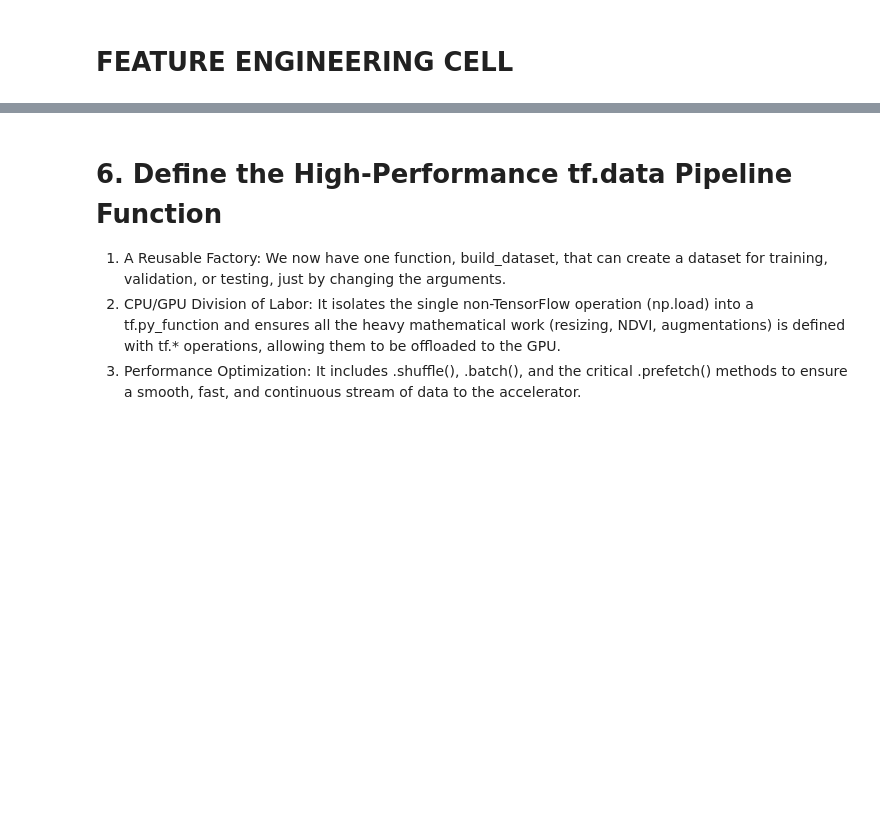
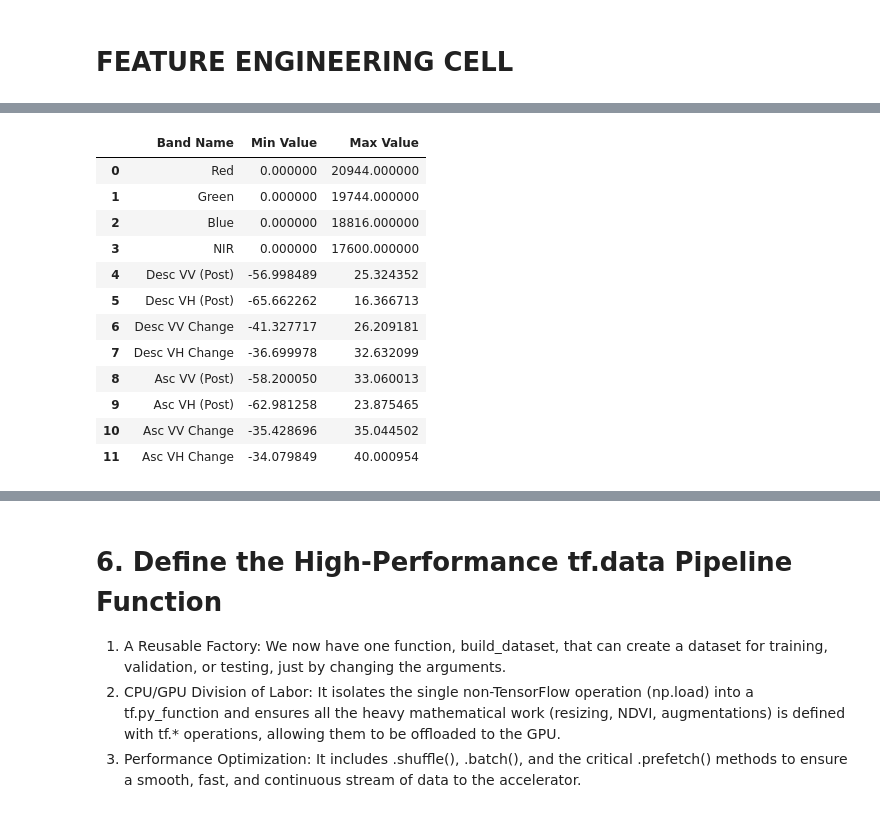
Before and after one commit to Klisters-design/Landslide-Classification, a Jupyter notebook: LandslideDetection.ipynb, the cells around one changed output, grey strips where cells are left out. Drawn from its saved outputs; the diff is of its cells as text; code cells hidden in the pictures; blank space fills up the shorter version.

```diff
--- a/LandslideDetection.ipynb
+++ b/LandslideDetection.ipynb
@@ -826,15 +841,34 @@ def calculate_global_stats(dataset):
     Iterates through a tf.data.Dataset in batches to find global min/max
     values for all potential engineered features using NumPy, while maintaining clear organization.
     """
-    print("Calculating global statistics for ALL engineered features by processing in batches...")
+    print("Calculating global statistics for ALL features by processing in batches...")
 
-    # Initialize lists to hold the min/max of each feature from each batch
-    batch_mins = {key: [] for key in ['desc_mag', 'asc_mag', 'desc_ratio_diff', 'asc_ratio_diff', 'ndvi_diff', 'ndvi_post', 'savi_diff', 'ndwi_diff']}
-    batch_maxes = {key: [] for key in ['desc_mag', 'asc_mag', 'desc_ratio_diff', 'asc_ratio_diff', 'ndvi_diff', 'ndvi_post', 'savi_diff', 'ndwi_diff']}
+    # Dictionaries to track stats for the original 12 bands
+    batch_mins_raw = {f'band_{i+1}': [] for i in range(12)}
+    batch_maxes_raw = {f'band_{i+1}': [] for i in range(12)}
+
+    # Dictionaries for engineered features
+    batch_mins = {key: [] for key in ['desc_mag', 'asc_mag', 'desc_ratio_diff', 'asc_ratio_diff', 'ndvi_diff', 'ndvi_post', 'savi_diff', 'ndwi_diff', 'brightness']}
+    batch_maxes = {key: [] for key in ['desc_mag', 'asc_mag', 'desc_ratio_diff', 'asc_ratio_diff', 'ndvi_diff', 'ndvi_post', 'savi_diff', 'ndwi_diff', 'brightness']}
 
     # Iterate through the dataset batch by batch
     for image_batch_np in dataset.as_numpy_iterator():
         epsilon = 1e-7
+
+        # ==============================================================================
+        #       # NEW: Calculate stats for the ORIGINAL 12 BANDS
+        # ==============================================================================
+        for i in range(12):
+            batch_mins_raw[f'band_{i+1}'].append(image_batch_np[..., i].min())
+            batch_maxes_raw[f'band_{i+1}'].append(image_batch_np[..., i].max())
+
+        # ==============================================================================
+        #       # Group 1: Cloud Score (Brightness)
+        # ==============================================================================
+        rgb_bands_batch = image_batch_np[..., :3]
+        mean_brightness_per_image = np.mean(rgb_bands_batch, axis=(1, 2, 3))
+        batch_mins['brightness'].append(mean_brightness_per_image.min())
+        batch_maxes['brightness'].append(mean_brightness_per_image.max())
 
         # ==============================================================================
         #       # Group 2(a & b) Descending & Ascending Change Magnitude
@@ -895,7 +929,7 @@ def calculate_global_stats(dataset):
             batch_mins[key].append(data.min())
             batch_maxes[key].append(data.max())
 
-    # Now, find the true global min/max by looking across all the batch results
+    # Now, find the true global min/max by looking across all the batch results for engineered features
     stats = {
         'desc_mag_min': min(batch_mins['desc_mag']), 'desc_mag_max': max(batch_maxes['desc_mag']),
         'asc_mag_min': min(batch_mins['asc_mag']), 'asc_mag_max': max(batch_maxes['asc_mag']),
@@ -905,10 +939,17 @@ def calculate_global_stats(dataset):
         'ndvi_post_min': min(batch_mins['ndvi_post']), 'ndvi_post_max': max(batch_maxes['ndvi_post']),
         'savi_diff_min': min(batch_mins['savi_diff']), 'savi_diff_max': max(batch_maxes['savi_diff']),
         'ndwi_diff_min': min(batch_mins['ndwi_diff']), 'ndwi_diff_max': max(batch_maxes['ndwi_diff']),
+        'brightness_min': min(batch_mins['brightness']),
+        'brightness_max': max(batch_maxes['brightness']),
     }
 
     print("Global statistics calculation complete.")
-    return stats
+
+    # Compile the stats for the original raw bands
+    stats_raw = {f'band_{i+1}_min': min(batch_mins_raw[f'band_{i+1}']) for i in range(12)}
+    stats_raw.update({f'band_{i+1}_max': max(batch_maxes_raw[f'band_{i+1}']) for i in range(12)})
+
+    return stats, stats_raw # Return both dictionaries
 
 # This small helper function is just for parsing the raw images for stats calculation
 def parse_for_stats(example_proto):
@@ -925,9 +966,39 @@ print("Preparing data for streaming statistics calculation...")
 full_tf_dataset_for_stats = tf.data.TFRecordDataset(TRAIN_TFRECORD_PATH)
 stats_dataset_parsed = full_tf_dataset_for_stats.map(parse_for_stats, num_parallel_calls=tf.data.AUTOTUNE).batch(256)
 
-# --- EXECUTE THE CALCULATION ---
-global_stats = calculate_global_stats(stats_dataset_parsed)
-print("\nGlobal Statistics Calculated:")
-print(global_stats)
+# --- EXECUTE THE CALCULATION & CAPTURE BOTH OUTPUTS ---
+global_stats, global_stats_raw = calculate_global_stats(stats_dataset_parsed)
+
+# --- DISPLAY THE RESULTS SEPARATELY ---
+print("\n--- Global Min/Max for Original 12 Bands ---")
+band_names = [
+    "Red", "Green", "Blue", "NIR",
+    "Desc VV (Post)", "Desc VH (Post)", "Desc VV Change", "Desc VH Change",
+    "Asc VV (Post)", "Asc VH (Post)", "Asc VV Change", "Asc VH Change"
+]
+stats_summary_list = []
+for i, name in enumerate(band_names):
+    stats_summary_list.append({
+        "Band Name": name,
+        "Min Value": global_stats_raw[f'band_{i+1}_min'],
+        "Max Value": global_stats_raw[f'band_{i+1}_max']
+    })
+display(pd.DataFrame(stats_summary_list))
+
+
+print("\n--- Global Min/Max for Engineered Features (for normalization) ---")
+eng_stats_list = []
+# Create a list of the base names for our engineered features
+engineered_feature_names = ['desc_mag', 'asc_mag', 'desc_ratio_diff', 'asc_ratio_diff',
+                            'ndvi_diff', 'ndvi_post', 'savi_diff', 'ndwi_diff', 'brightness']
+
+for name in engineered_feature_names:
+    eng_stats_list.append({
+        "Engineered Feature": name,
+        "Min Value": global_stats[f'{name}_min'],
+        "Max Value": global_stats[f'{name}_max']
+    })
+
+display(pd.DataFrame(eng_stats_list))
 # %% [output]
 Preparing data for streaming statistics calculation...
@@ -938,0 +1009,13 @@ Global Statistics Calculated:
+|  | Band Name | Min Value | Max Value |
+| 0 | Red | 0.000000 | 20944.000000 |
+| 1 | Green | 0.000000 | 19744.000000 |
+| 2 | Blue | 0.000000 | 18816.000000 |
+| 3 | NIR | 0.000000 | 17600.000000 |
+| 4 | Desc VV (Post) | -56.998489 | 25.324352 |
+| 5 | Desc VH (Post) | -65.662262 | 16.366713 |
+| 6 | Desc VV Change | -41.327717 | 26.209181 |
+| 7 | Desc VH Change | -36.699978 | 32.632099 |
+| 8 | Asc VV (Post) | -58.200050 | 33.060013 |
+| 9 | Asc VH (Post) | -62.981258 | 23.875465 |
+| 10 | Asc VV Change | -35.428696 | 35.044502 |
+| 11 | Asc VH Change | -34.079849 | 40.000954 |
```
Also changed, not shown: parts of 27 cells of this notebook.
